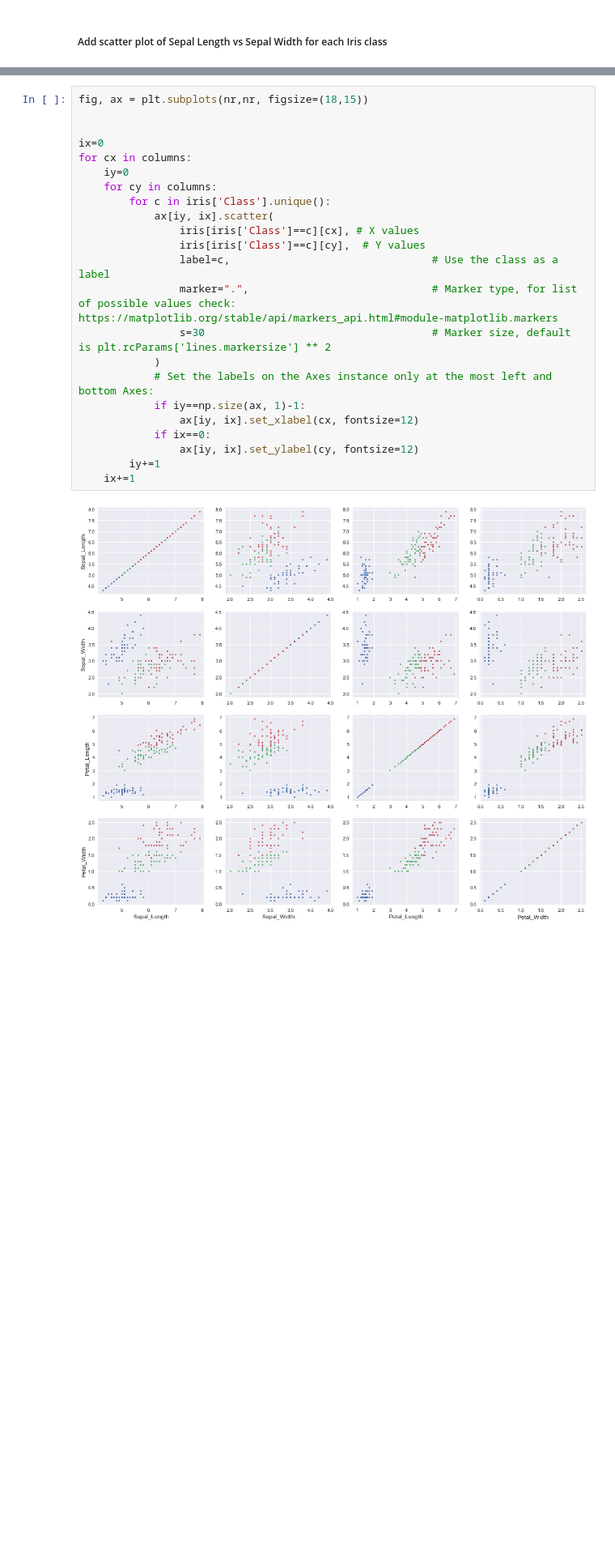
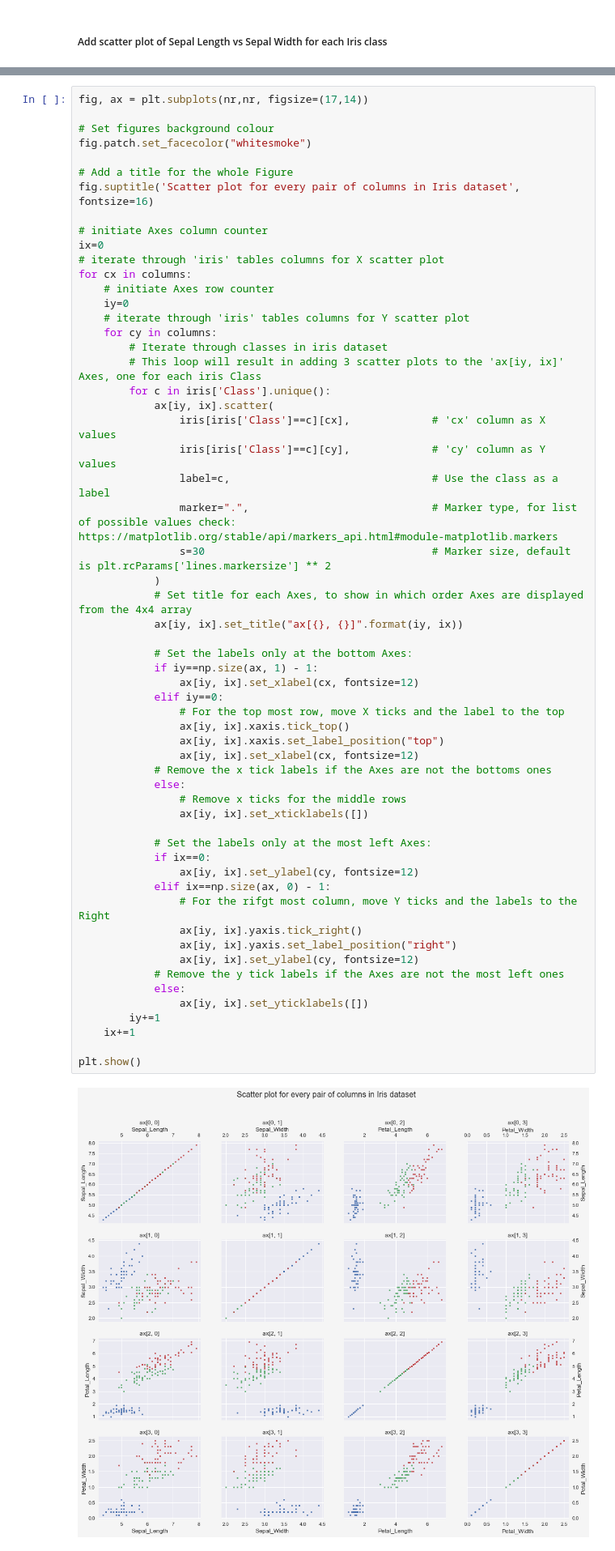
Before and after one commit to przemekbil/FoDA_2021, a Jupyter notebook: pyplot.ipynb, the cells around one changed output, grey strips where cells are left out. Shown at 81% size. Cells and saved outputs as stored; diff of their text form; blank space fills up the shorter version.

Commit message:
More features, formatting and comments added to the 'pair plot' code

```diff
--- a/pyplot.ipynb
+++ b/pyplot.ipynb
@@ -235,28 +237,63 @@ nr = len(columns)
 # %%
-fig, ax = plt.subplots(nr,nr, figsize=(18,15))
+fig, ax = plt.subplots(nr,nr, figsize=(17,14))
 
+# Set figures background colour
+fig.patch.set_facecolor("whitesmoke")
 
+# Add a title for the whole Figure
+fig.suptitle('Scatter plot for every pair of columns in Iris dataset', fontsize=16)
+
+# initiate Axes column counter
 ix=0
+# iterate through 'iris' tables columns for X scatter plot
 for cx in columns:
+    # initiate Axes row counter
     iy=0
+    # iterate through 'iris' tables columns for Y scatter plot
     for cy in columns:
+        # Iterate through classes in iris dataset
+        # This loop will result in adding 3 scatter plots to the 'ax[iy, ix]' Axes, one for each iris Class
         for c in iris['Class'].unique():
             ax[iy, ix].scatter(
-                iris[iris['Class']==c][cx], # X values
-                iris[iris['Class']==c][cy],  # Y values
+                iris[iris['Class']==c][cx],             # 'cx' column as X values
+                iris[iris['Class']==c][cy],             # 'cy' column as Y values
                 label=c,                                # Use the class as a label
                 marker=".",                             # Marker type, for list of possible values check: https://matplotlib.org/stable/api/markers_api.html#module-matplotlib.markers
                 s=30                                    # Marker size, default is plt.rcParams['lines.markersize'] ** 2
             )
-            # Set the labels on the Axes instance only at the most left and bottom Axes:
-            if iy==np.size(ax, 1)-1:
+            # Set title for each Axes, to show in which order Axes are displayed from the 4x4 array
+            ax[iy, ix].set_title("ax[{}, {}]".format(iy, ix))
+
+            # Set the labels only at the bottom Axes:
+            if iy==np.size(ax, 1) - 1:
                 ax[iy, ix].set_xlabel(cx, fontsize=12)
+            elif iy==0:
+                # For the top most row, move X ticks and the label to the top
+                ax[iy, ix].xaxis.tick_top()
+                ax[iy, ix].xaxis.set_label_position("top")
+                ax[iy, ix].set_xlabel(cx, fontsize=12)
+            # Remove the x tick labels if the Axes are not the bottoms ones
+            else:
+                # Remove x ticks for the middle rows
+                ax[iy, ix].set_xticklabels([])
+
+            # Set the labels only at the most left Axes:
             if ix==0:
                 ax[iy, ix].set_ylabel(cy, fontsize=12)
+            elif ix==np.size(ax, 0) - 1:
+                # For the rifgt most column, move Y ticks and the labels to the Right
+                ax[iy, ix].yaxis.tick_right()
+                ax[iy, ix].yaxis.set_label_position("right")
+                ax[iy, ix].set_ylabel(cy, fontsize=12)
+            # Remove the y tick labels if the Axes are not the most left ones
+            else:
+                ax[iy, ix].set_yticklabels([])
         iy+=1
     ix+=1
+
+plt.show()
 # %% [output]
-[figure, old version]
+[figure, new version]
 # %% [markdown]
 ## References
 
```
Also changed, not shown: parts of 1 cell of this notebook.
